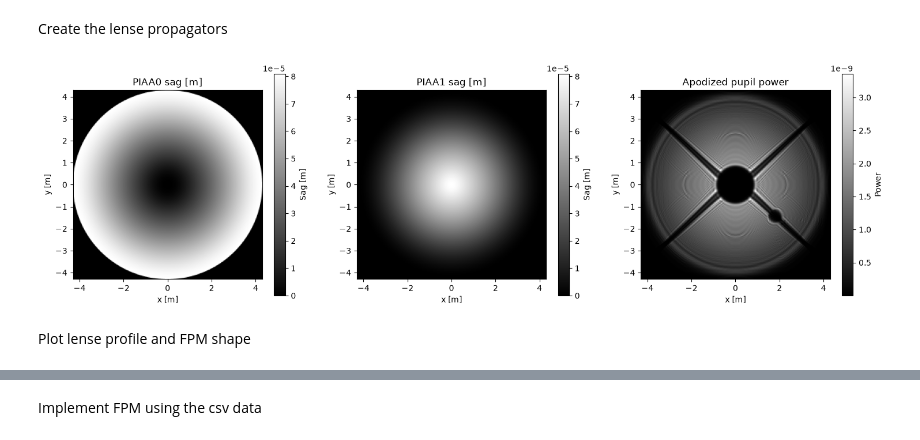
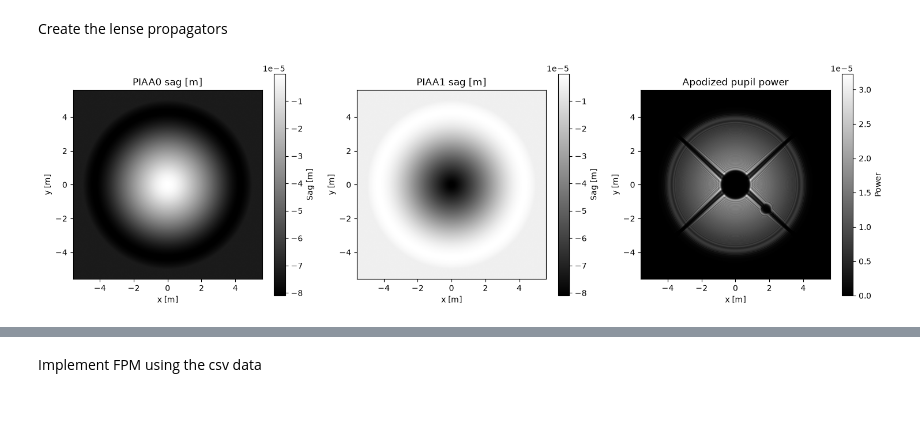
Before and after one commit to armandbl/PIAACMC, a Jupyter notebook: PIAACMC.ipynb, the cells around one changed output, grey strips where cells are left out. Cells and saved outputs as stored; diff of their text form; code cells hidden in the pictures; blank space fills up the shorter version.

Commit message:
fix neg and size of the grid and plot focal point

```diff
--- a/PIAACMC.ipynb
+++ b/PIAACMC.ipynb
@@ -127,7 +149,7 @@ d_piaa0_piaa1 = 60.2e-3   # m, PIAA0 -> PIAA1
 pupil_diameter = 8.6e-3   # m, pupil diameter (for the wavefront)
 ref_ind_lenses = hcipy.get_refractive_index('CAF2')   # n(lambda)
 
-piaa_pupil_grid = hcipy.make_pupil_grid(256, diameter=pupil_diameter)
+piaa_pupil_grid = hcipy.make_pupil_grid(500, diameter=1.3*pupil_diameter)
 aperture = hp.evaluate_supersampled(make_magaox_bump_mask(aperture_scale="pupil"), piaa_pupil_grid, 8)
 
 prop_pupil_piaa0 = hp.FresnelPropagator(aperture.grid,d_pupil_piaa0) #AngularSpectrumPropagator
@@ -139,41 +161,41 @@ prop_piaa1_piaa0 = hp.FresnelPropagator(aperture.grid,d_piaa0_piaa1)
 prop_piaa0_LS = hp.FresnelPropagator(aperture.grid,d_piaa0_piaa1+d_pupil_piaa0)
 
 
-sag0 = hp.Field(np.interp(aperture.grid.as_('polar').r,radial_d0,-profile0),aperture.grid)
-sag1 = hp.Field(np.interp(aperture.grid.as_('polar').r,radial_d1,-profile1),aperture.grid)
+sag0 = hp.Field(np.interp(aperture.grid.as_('polar').r,radial_d0, profile0),aperture.grid)
+sag1 = hp.Field(np.interp(aperture.grid.as_('polar').r,radial_d1, profile1),aperture.grid)
 
-piaa0 = hp.SurfaceApodizer(-sag0, ref_ind_lenses)
-piaa1 = hp.SurfaceApodizer(-sag1, ref_ind_lenses)
+piaa0 = hp.SurfaceApodizer(sag0, ref_ind_lenses)
+piaa1 = hp.SurfaceApodizer(sag1, ref_ind_lenses)
 
 #TODO: check what separation is
 
 separation = 0
-wf = hp.Wavefront(aperture*np.exp(2j * np.pi * separation * aperture.grid.x / pupil_diameter), wavelength=wavelength)
+wf = hp.Wavefront(aperture*np.exp(2j * np.pi * separation * aperture.grid.x / pupil_diameter))
 
+wf.wavelength = wavelength
+wf.total_power = 1.0
 wf_piaa0 = piaa0.forward(prop_pupil_piaa0.forward(wf))
 wf_piaa1 = piaa1.forward(prop_piaa0_piaa1.forward(wf_piaa0))
 wf_apodized = prop_piaa1_pupil.backward(wf_piaa1)
 
 
 #plot lenses
 fig, ax = plt.subplots(1, 3, figsize=(18, 5))
 ax[0].set_title('PIAA0 sag [m]')
 ax[1].set_title('PIAA1 sag [m]')
 ax[2].set_title('Apodized pupil power')
-hcipy.imshow_field(sag0*hp.evaluate_supersampled(hp.make_circular_aperture(pupil_diameter), piaa_pupil_grid, 8), cmap='gray', grid_units=1e-3, ax=ax[0])
-hcipy.imshow_field(sag1*hp.evaluate_supersampled(hp.make_circular_aperture(pupil_diameter), piaa_pupil_grid, 8), cmap='gray', grid_units=1e-3, ax=ax[1])
-hcipy.imshow_field(wf_apodized.power, cmap='grey', grid_units=1e-3, ax=ax[2])
+hcipy.imshow_field(piaa0.surface_sag, cmap='gray', grid_units=1e-3, ax=ax[0])
+hcipy.imshow_field(piaa1.surface_sag, cmap='gray', grid_units=1e-3, ax=ax[1])
+hcipy.imshow_field(wf_apodized.power, cmap='gray', grid_units=1e-3, ax=ax[2])
 ax[0].set_xlabel('x [m]')
 ax[0].set_ylabel('y [m]')
 ax[1].set_xlabel('x [m]')
 ax[1].set_ylabel('y [m]')
 ax[2].set_xlabel('x [m]')
 ax[2].set_ylabel('y [m]')
 plt.colorbar(ax[0].images[0], ax=ax[0], label='Sag [m]')
 plt.colorbar(ax[1].images[0], ax=ax[1], label='Sag [m]')
 plt.colorbar(ax[2].images[0], ax=ax[2], label='Power')
 plt.show()
 # %% [output]
-[figure, old version]
+[figure, new version]
-# %% [markdown]
-Plot lense profile and FPM shape
```
Also changed, not shown: parts of 5 cells of this notebook.
